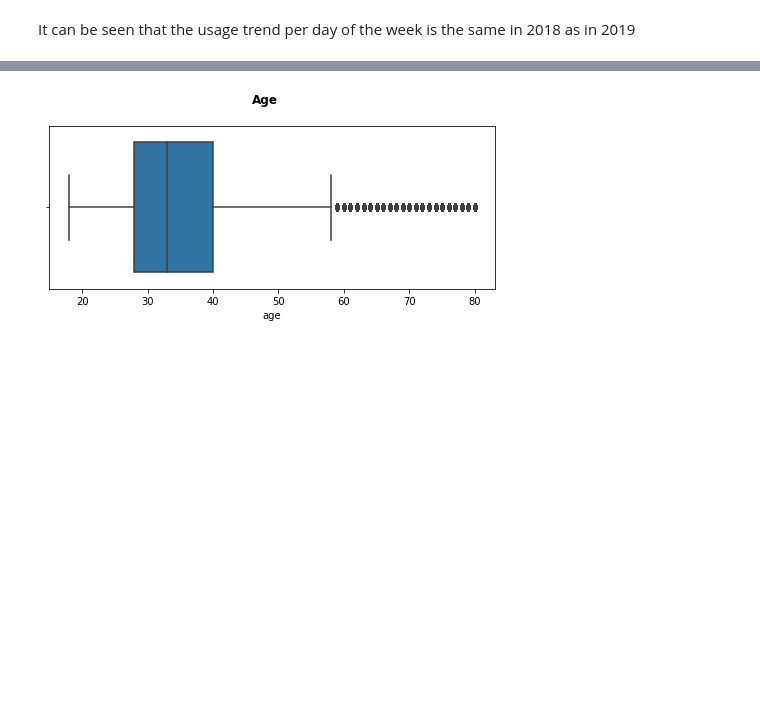
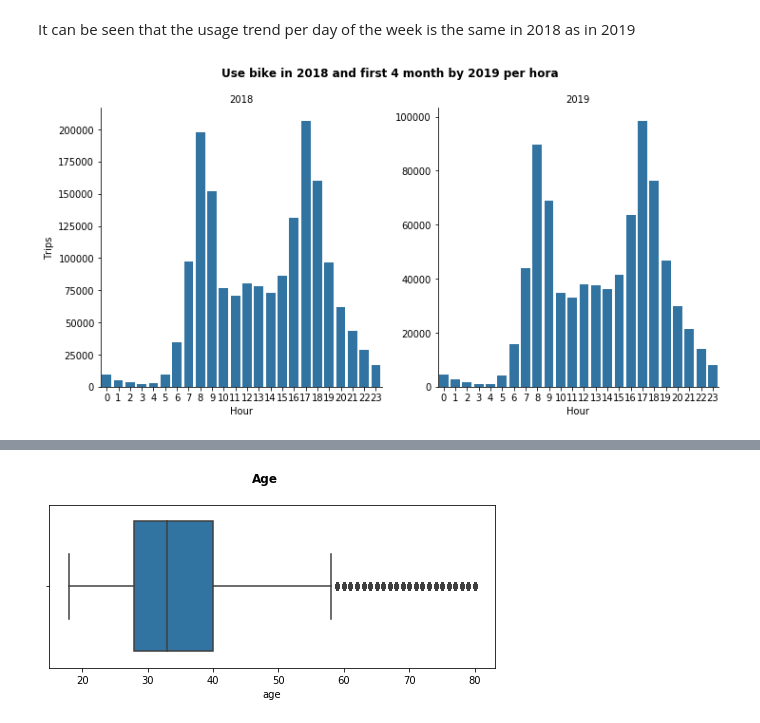
Before and after one commit to apozuelog/Data-visualization-project, a Jupyter notebook: exploration.ipynb, the cells around one changed output, grey strips where cells are left out. Cells and saved outputs as stored; diff of their text form; code cells hidden in the pictures; blank space fills up the shorter version.

```diff
--- a/exploration.ipynb
+++ b/exploration.ipynb
@@ -311,2 +314,10 @@ g.fig.suptitle('Use bike in 2018 and first 4 month by 2019 per weekday', y=1.05,
 # %% [markdown]
 It can be seen that the usage trend per day of the week is the same in 2018 as in 2019
+# %%
+g = sb.catplot(data=df_clean, x='hour', col="year", kind='count', sharey = False,
+            color = base_color)
+g.set_axis_labels("Hour", "Trips")
+g.set_titles("{col_name}")
+g.fig.suptitle('Use bike in 2018 and first 4 month by 2019 per hora', y=1.05, fontsize=12, fontweight='semibold');
+# %% [output]
+[figure, added]
```
Also changed, not shown: parts of 14 cells of this notebook.
